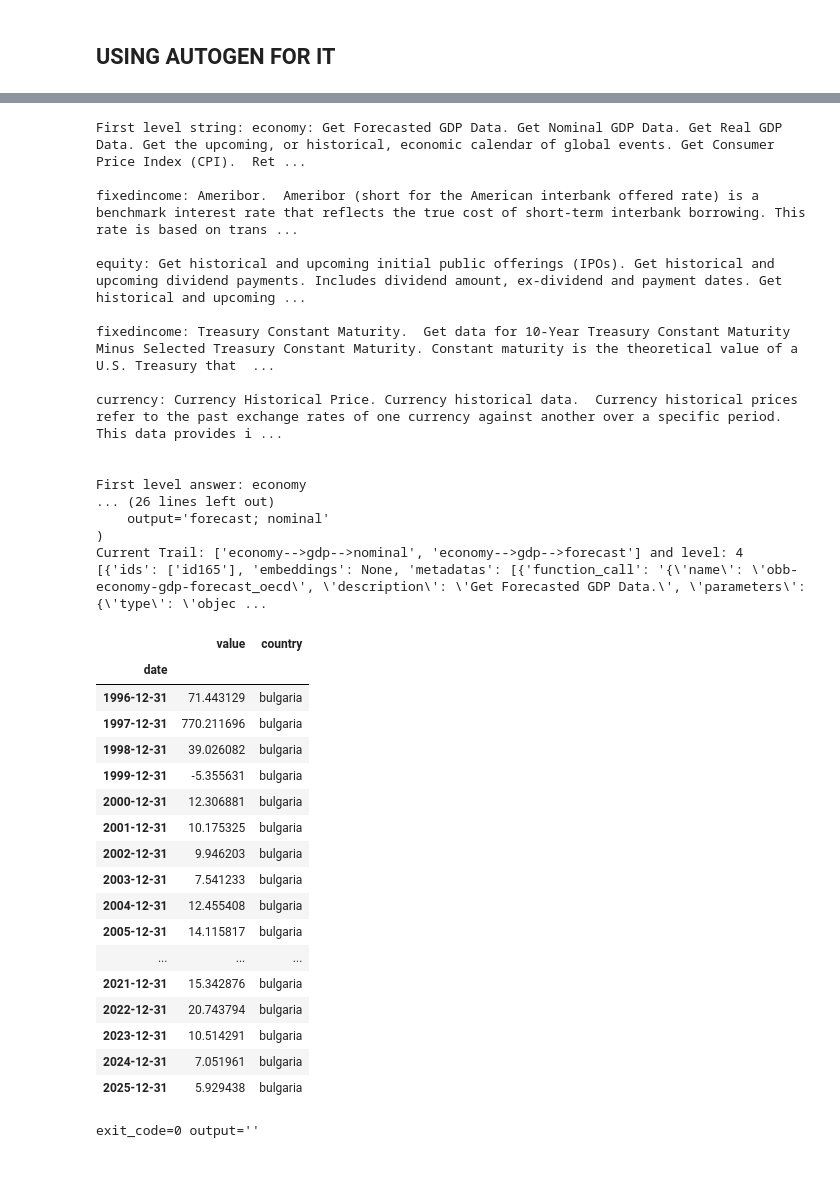
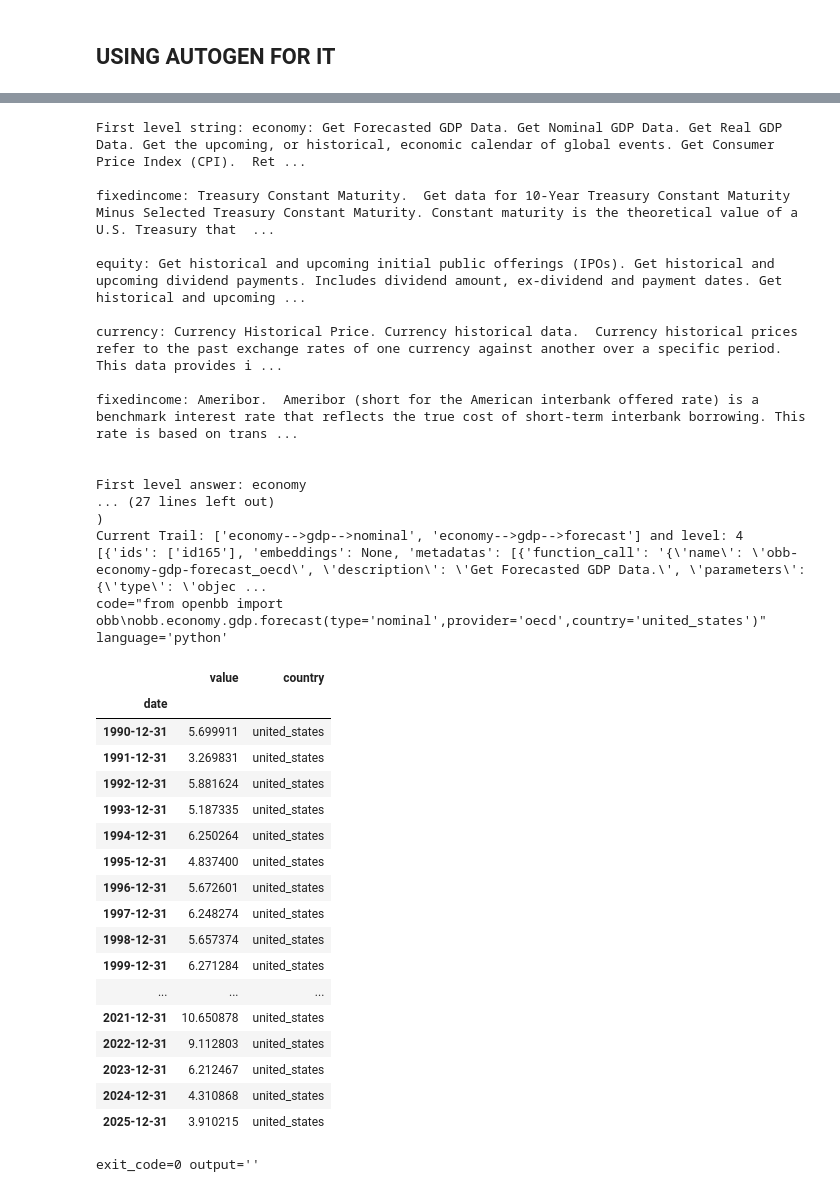
Before and after one commit to Athe-kunal/openbb-agent, a Jupyter notebook: Agent.ipynb, the cells around one changed output, grey strips where cells are left out. Saved outputs shown, nothing was run; the diff lists cells and outputs as text; code cells hidden in the pictures.

```diff
--- a/Agent.ipynb
+++ b/Agent.ipynb
@@ -1177,41 +1178,41 @@ OpenBBError:
 [Error] -> Unexpected error.
 exit_code=0 output=''
 # %%
-dspy_obb("Give me the forecasted nominal GDP data for Bulgaria")
+dspy_obb("Give me the forecasted nominal GDP data for US")
 # %% [output]
 First level string: economy: Get Forecasted GDP Data. Get Nominal GDP Data. Get Real GDP Data. Get the upcoming, or historical, economic calendar of global events. Get Consumer Price Index (CPI).  Ret ...
+
+fixedincome: Treasury Constant Maturity.  Get data for 10-Year Treasury Constant Maturity Minus Selected Treasury Constant Maturity. Constant maturity is the theoretical value of a U.S. Treasury that  ...
+
+equity: Get historical and upcoming initial public offerings (IPOs). Get historical and upcoming dividend payments. Includes dividend amount, ex-dividend and payment dates. Get historical and upcoming ...
+
+currency: Currency Historical Price. Currency historical data.  Currency historical prices refer to the past exchange rates of one currency against another over a specific period. This data provides i ...
 
 fixedincome: Ameribor.  Ameribor (short for the American interbank offered rate) is a benchmark interest rate that reflects the true cost of short-term interbank borrowing. This rate is based on trans ...
 
-equity: Get historical and upcoming initial public offerings (IPOs). Get historical and upcoming dividend payments. Includes dividend amount, ex-dividend and payment dates. Get historical and upcoming ...
-
-fixedincome: Treasury Constant Maturity.  Get data for 10-Year Treasury Constant Maturity Minus Selected Treasury Constant Maturity. Constant maturity is the theoretical value of a U.S. Treasury that  ...
-
-currency: Currency Historical Price. Currency historical data.  Currency historical prices refer to the past exchange rates of one currency against another over a specific period. This data provides i ...
-
 
 First level answer: economy
-... (26 lines left out)
-    output='forecast; nominal'
+... (27 lines left out)
 )
 Current Trail: ['economy-->gdp-->nominal', 'economy-->gdp-->forecast'] and level: 4
 [{'ids': ['id165'], 'embeddings': None, 'metadatas': [{'function_call': '{\'name\': \'obb-economy-gdp-forecast_oecd\', \'description\': \'Get Forecasted GDP Data.\', \'parameters\': {\'type\': \'objec ...
+code="from openbb import obb\nobb.economy.gdp.forecast(type='nominal',provider='oecd',country='united_states')" language='python'
 |  | value | country |
 | date |  |  |
-| 1996-12-31 | 71.443129 | bulgaria |
-| 1997-12-31 | 770.211696 | bulgaria |
-| 1998-12-31 | 39.026082 | bulgaria |
-| 1999-12-31 | -5.355631 | bulgaria |
-| 2000-12-31 | 12.306881 | bulgaria |
-| 2001-12-31 | 10.175325 | bulgaria |
-| 2002-12-31 | 9.946203 | bulgaria |
-| 2003-12-31 | 7.541233 | bulgaria |
-| 2004-12-31 | 12.455408 | bulgaria |
-| 2005-12-31 | 14.115817 | bulgaria |
+| 1990-12-31 | 5.699911 | united_states |
+| 1991-12-31 | 3.269831 | united_states |
+| 1992-12-31 | 5.881624 | united_states |
+| 1993-12-31 | 5.187335 | united_states |
+| 1994-12-31 | 6.250264 | united_states |
+| 1995-12-31 | 4.837400 | united_states |
+| 1996-12-31 | 5.672601 | united_states |
+| 1997-12-31 | 6.248274 | united_states |
+| 1998-12-31 | 5.657374 | united_states |
+| 1999-12-31 | 6.271284 | united_states |
 | ... | ... | ... |
-| 2021-12-31 | 15.342876 | bulgaria |
-| 2022-12-31 | 20.743794 | bulgaria |
-| 2023-12-31 | 10.514291 | bulgaria |
-| 2024-12-31 | 7.051961 | bulgaria |
-| 2025-12-31 | 5.929438 | bulgaria |
+| 2021-12-31 | 10.650878 | united_states |
+| 2022-12-31 | 9.112803 | united_states |
+| 2023-12-31 | 6.212467 | united_states |
+| 2024-12-31 | 4.310868 | united_states |
+| 2025-12-31 | 3.910215 | united_states |
 exit_code=0 output=''
```
Also changed, not shown: parts of 5 cells of this notebook, 1 other file.
